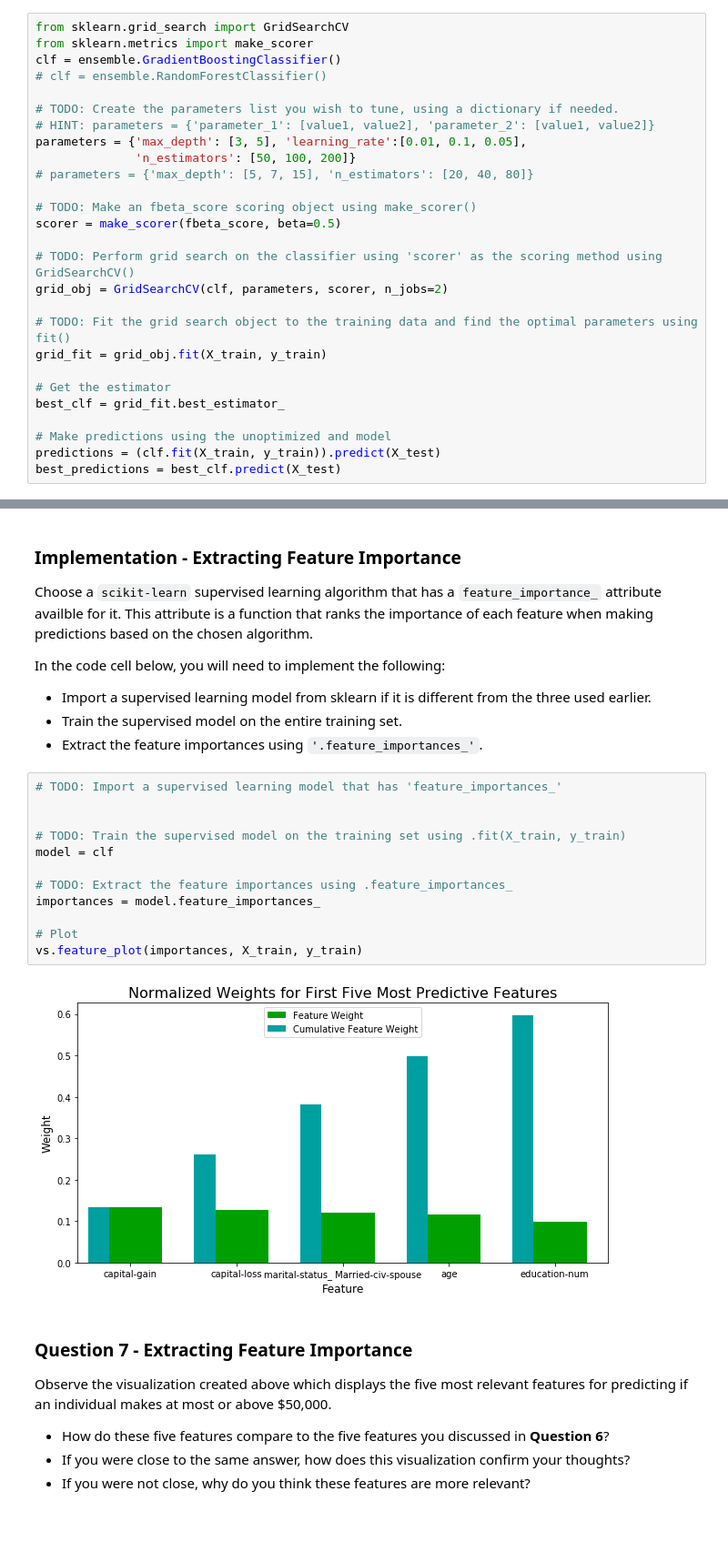
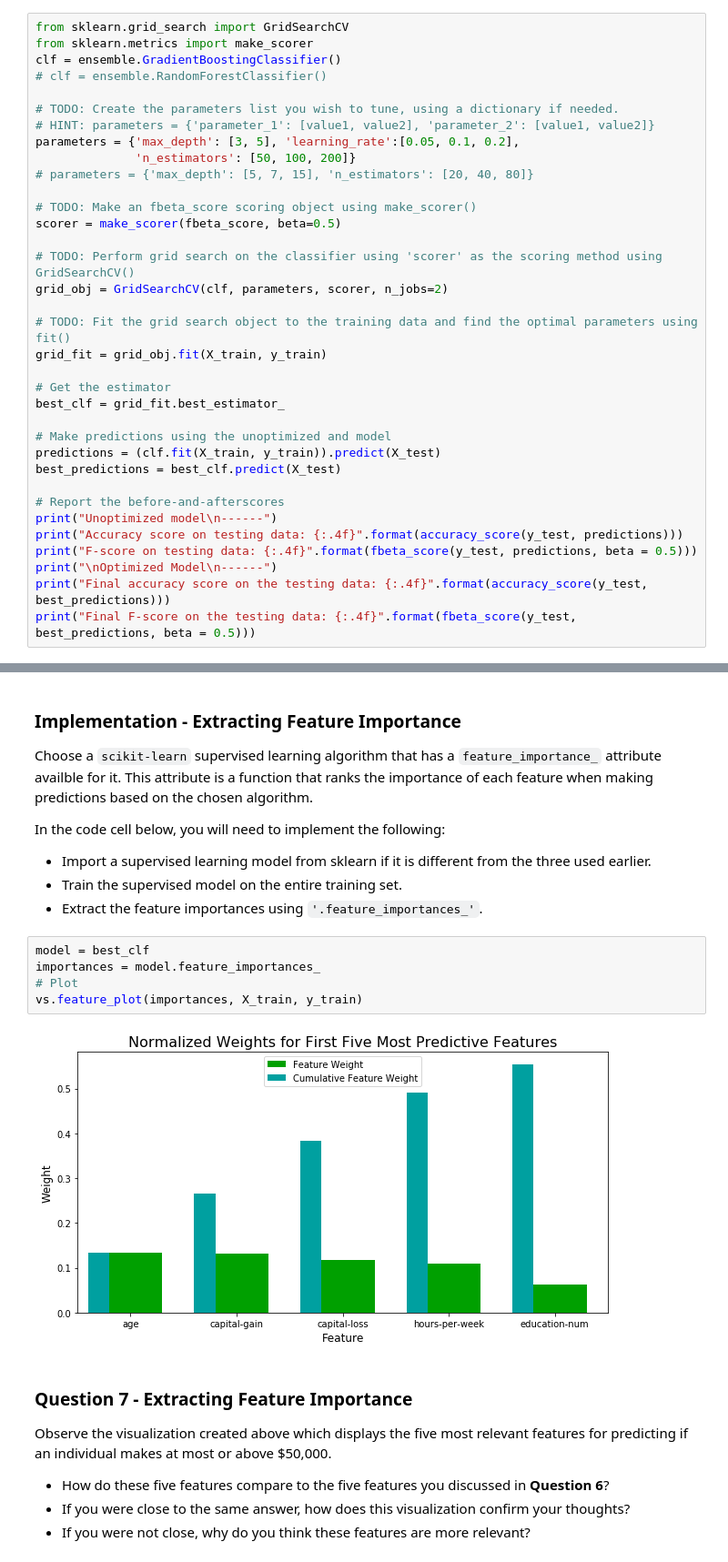
Before and after one commit to davidpham87/machine-learning, a Jupyter notebook: projects/finding_donors/finding_donors.ipynb, the cells around one changed output, grey strips where cells are left out. Shown at 91% size. Saved outputs shown, nothing was run; the diff lists cells and outputs as text; blank space fills up the shorter version.

```diff
--- a/projects/finding_donors/finding_donors.ipynb
+++ b/projects/finding_donors/finding_donors.ipynb
@@ -716,7 +716,7 @@ clf = ensemble.GradientBoostingClassifier()
 
 # TODO: Create the parameters list you wish to tune, using a dictionary if needed.
 # HINT: parameters = {'parameter_1': [value1, value2], 'parameter_2': [value1, value2]}
-parameters = {'max_depth': [3, 5], 'learning_rate':[0.01, 0.1, 0.05],
+parameters = {'max_depth': [3, 5], 'learning_rate':[0.05, 0.1, 0.2],
               'n_estimators': [50, 100, 200]}
 # parameters = {'max_depth': [5, 7, 15], 'n_estimators': [20, 40, 80]}
 
@@ -735,3 +735,11 @@ best_clf = grid_fit.best_estimator_
 # Make predictions using the unoptimized and model
 predictions = (clf.fit(X_train, y_train)).predict(X_test)
 best_predictions = best_clf.predict(X_test)
+
+# Report the before-and-afterscores
+print("Unoptimized model\n------")
+print("Accuracy score on testing data: {:.4f}".format(accuracy_score(y_test, predictions)))
+print("F-score on testing data: {:.4f}".format(fbeta_score(y_test, predictions, beta = 0.5)))
+print("\nOptimized Model\n------")
+print("Final accuracy score on the testing data: {:.4f}".format(accuracy_score(y_test, best_predictions)))
+print("Final F-score on the testing data: {:.4f}".format(fbeta_score(y_test, best_predictions, beta = 0.5)))
@@ -809,20 +808,13 @@ In the code cell below, you will need to implement the following:
  - Import a supervised learning model from sklearn if it is different from the three used earlier.
  - Train the supervised model on the entire training set.
  - Extract the feature importances using `'.feature_importances_'`.
-# %%
-# TODO: Import a supervised learning model that has 'feature_importances_'
-
-
-# TODO: Train the supervised model on the training set using .fit(X_train, y_train)
-model = clf
-
-# TODO: Extract the feature importances using .feature_importances_
-importances = model.feature_importances_
-
-# Plot
-vs.feature_plot(importances, X_train, y_train)
-# %% [output]
-[figure, removed]
+# %%
+model = best_clf
+importances = model.feature_importances_
+# Plot
+vs.feature_plot(importances, X_train, y_train)
+# %% [output]
+[figure, added]
 # %% [markdown]
 ### Question 7 - Extracting Feature Importance
 
```
Also changed, not shown: parts of 10 cells of this notebook, 1 other file.
